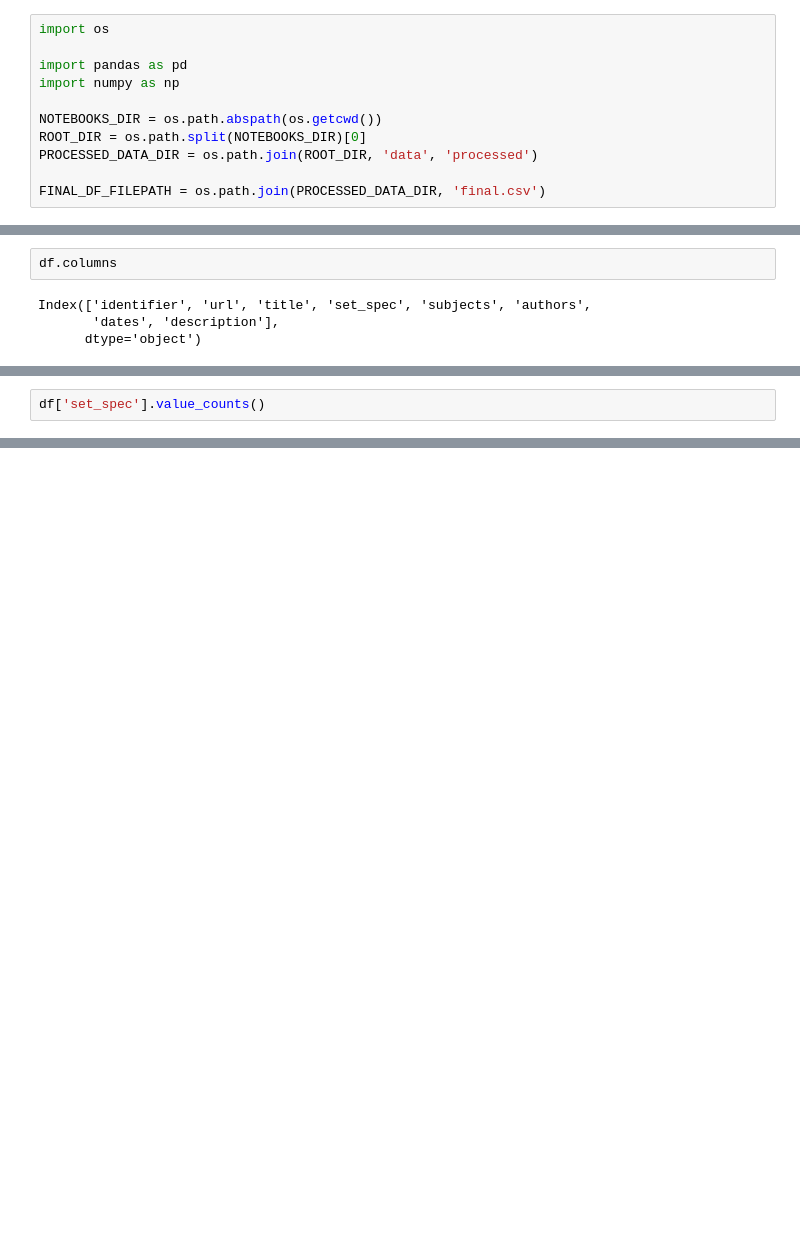
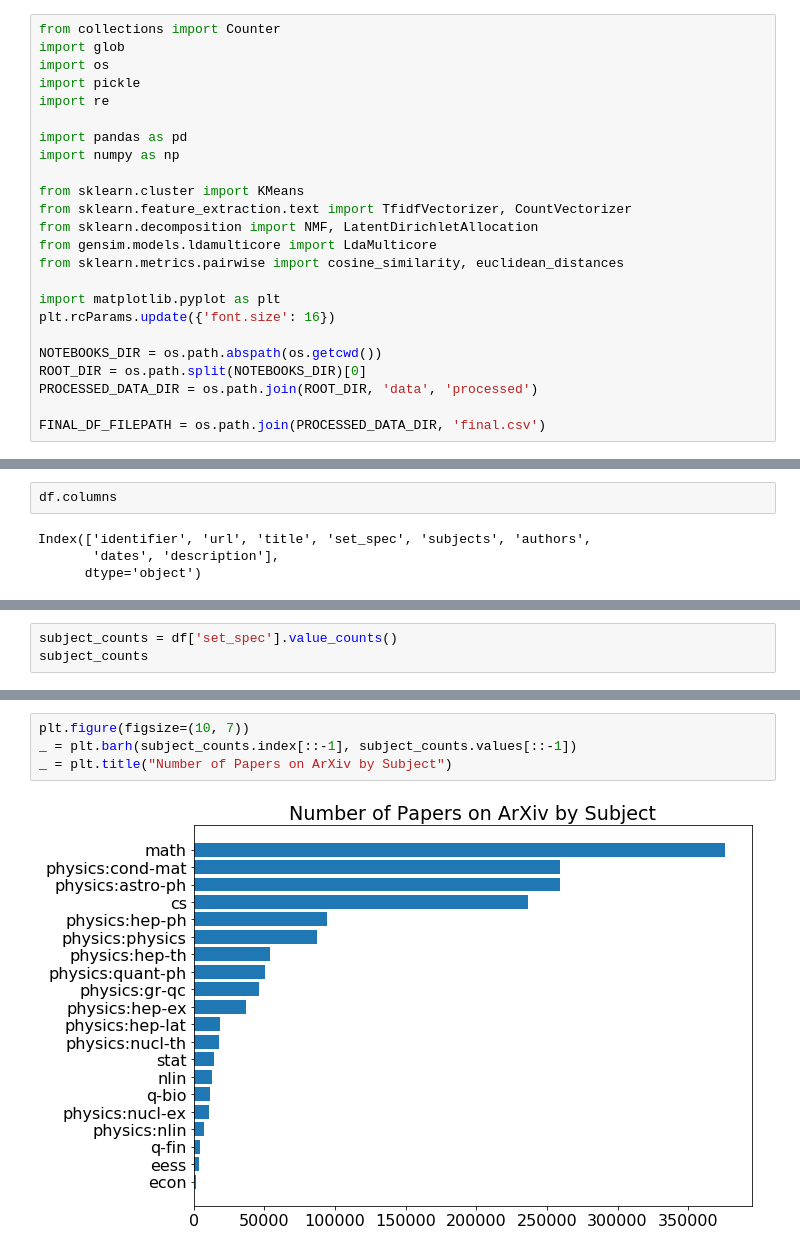
Before and after one commit to stevenrouk/evolution-of-machine-learning, a Jupyter notebook: notebooks/EDA.ipynb, the cells around one changed output, grey strips where cells are left out. Drawn from its saved outputs; the diff is of its cells as text; blank space fills up the shorter version.

```diff
--- a/notebooks/EDA.ipynb
+++ b/notebooks/EDA.ipynb
@@ -2,10 +2,23 @@
 %load_ext autoreload
 %autoreload 2
 # %%
+from collections import Counter
+import glob
 import os
+import pickle
+import re
 
 import pandas as pd
 import numpy as np
+
+from sklearn.cluster import KMeans
+from sklearn.feature_extraction.text import TfidfVectorizer, CountVectorizer
+from sklearn.decomposition import NMF, LatentDirichletAllocation
+from gensim.models.ldamulticore import LdaMulticore
+from sklearn.metrics.pairwise import cosine_similarity, euclidean_distances
+
+import matplotlib.pyplot as plt
+plt.rcParams.update({'font.size': 16})
 
 NOTEBOOKS_DIR = os.path.abspath(os.getcwd())
 ROOT_DIR = os.path.split(NOTEBOOKS_DIR)[0]
@@ -36,3 +60,4 @@ Index(['identifier', 'url', 'title', 'set_spec', 'subjects', 'authors',
 # %%
-df['set_spec'].value_counts()
+subject_counts = df['set_spec'].value_counts()
+subject_counts
 # %% [output]
@@ -58 +80,7 @@ econ                   12
 Name: set_spec, dtype: int64
+# %%
+plt.figure(figsize=(10, 7))
+_ = plt.barh(subject_counts.index[::-1], subject_counts.values[::-1])
+_ = plt.title("Number of Papers on ArXiv by Subject")
+# %% [output]
+[figure, added]
```
Also changed, not shown: parts of 144 cells of this notebook, 6 other files.
